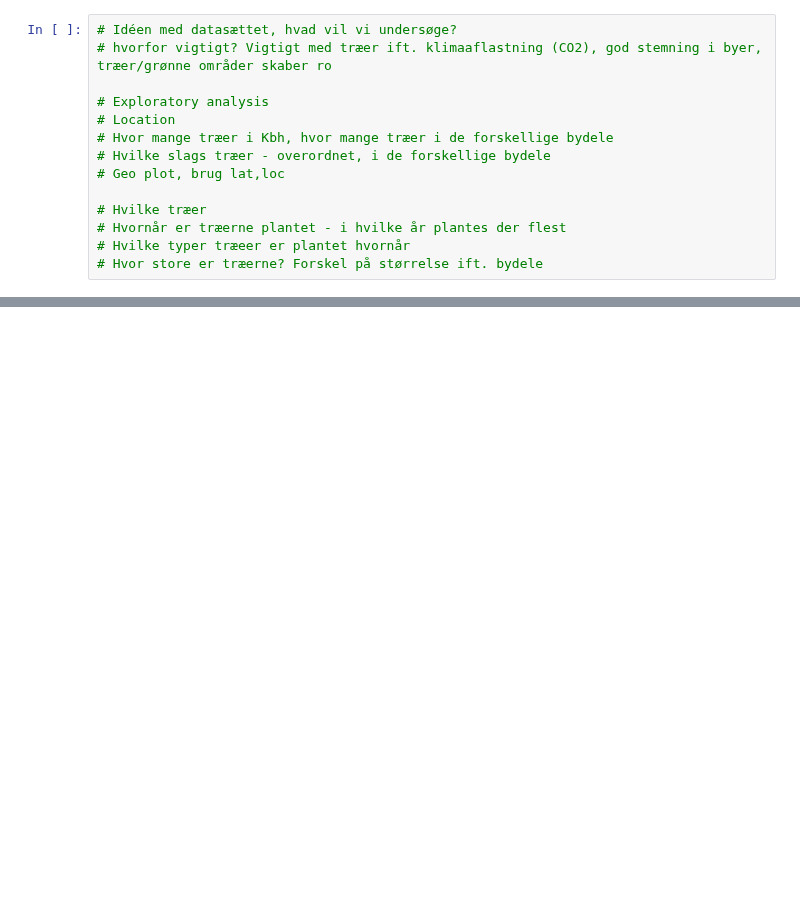
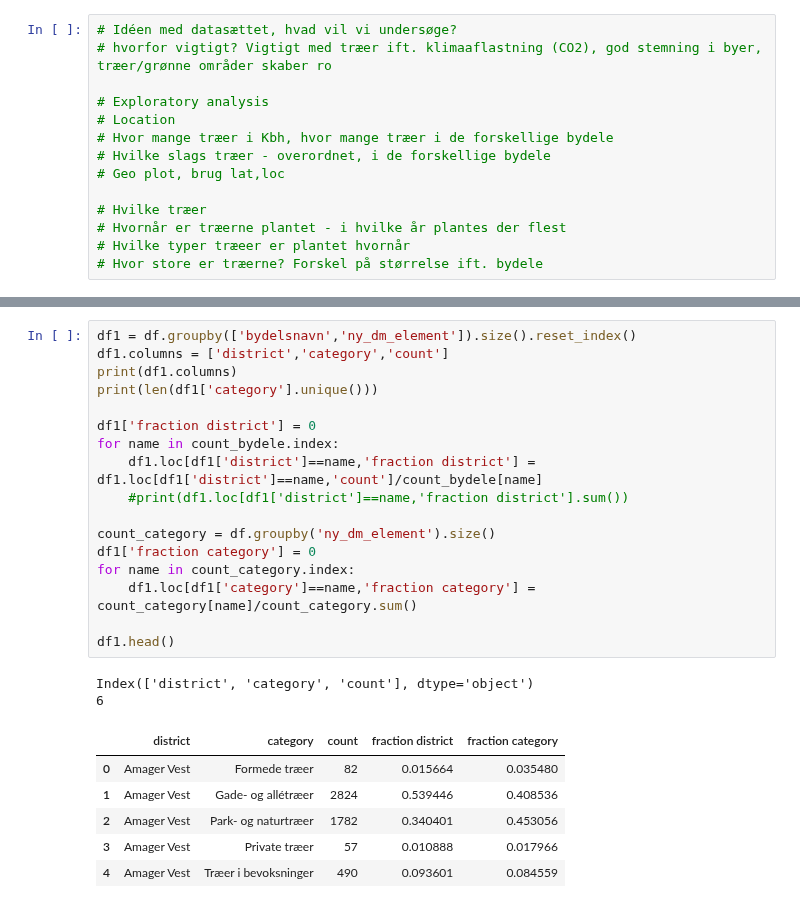
Before and after one commit to Ljoerring/Social-Data-Project, a Jupyter notebook: Read_data.ipynb, the cells around one changed output, grey strips where cells are left out. Drawn from its saved outputs; the diff is of its cells as text; blank space fills up the shorter version.

```diff
--- a/Read_data.ipynb
+++ b/Read_data.ipynb
@@ -33,0 +110,26 @@ df.head()
+# %%
+df1 = df.groupby(['bydelsnavn','ny_dm_element']).size().reset_index()
+df1.columns = ['district','category','count']
+print(df1.columns)
+print(len(df1['category'].unique()))
+
+df1['fraction district'] = 0
+for name in count_bydele.index:
+    df1.loc[df1['district']==name,'fraction district'] = df1.loc[df1['district']==name,'count']/count_bydele[name]
+    #print(df1.loc[df1['district']==name,'fraction district'].sum())
+
+count_category = df.groupby('ny_dm_element').size()
+df1['fraction category'] = 0
+for name in count_category.index:
+    df1.loc[df1['category']==name,'fraction category'] = count_category[name]/count_category.sum()
+
+df1.head()
+# %% [output]
+Index(['district', 'category', 'count'], dtype='object')
+6
+|  | district | category | count | fraction district | fraction category |
+| 0 | Amager Vest | Formede træer | 82 | 0.015664 | 0.035480 |
+| 1 | Amager Vest | Gade- og allétræer | 2824 | 0.539446 | 0.408536 |
+| 2 | Amager Vest | Park- og naturtræer | 1782 | 0.340401 | 0.453056 |
+| 3 | Amager Vest | Private træer | 57 | 0.010888 | 0.017966 |
+| 4 | Amager Vest | Træer i bevoksninger | 490 | 0.093601 | 0.084559 |
```
Also changed, not shown: parts of 10 cells of this notebook.
